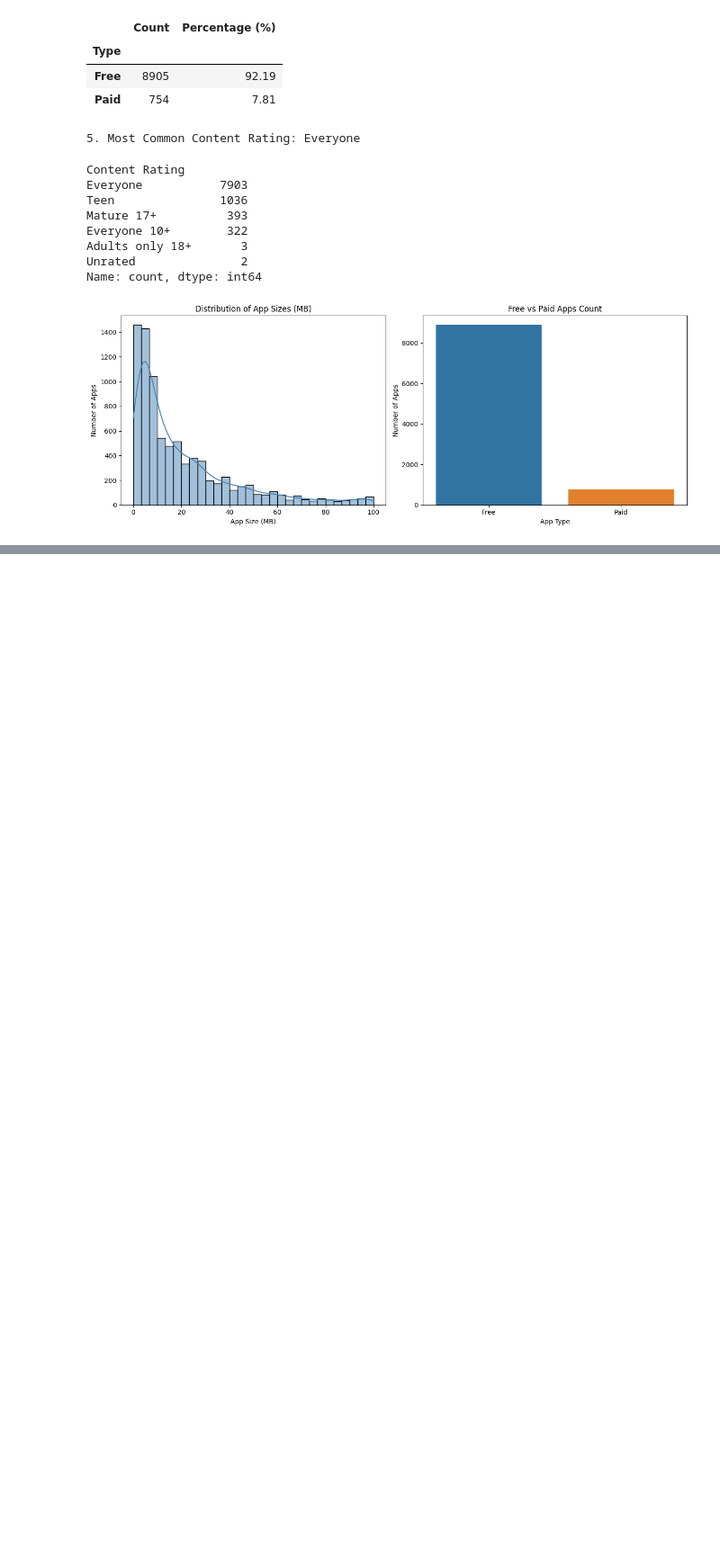
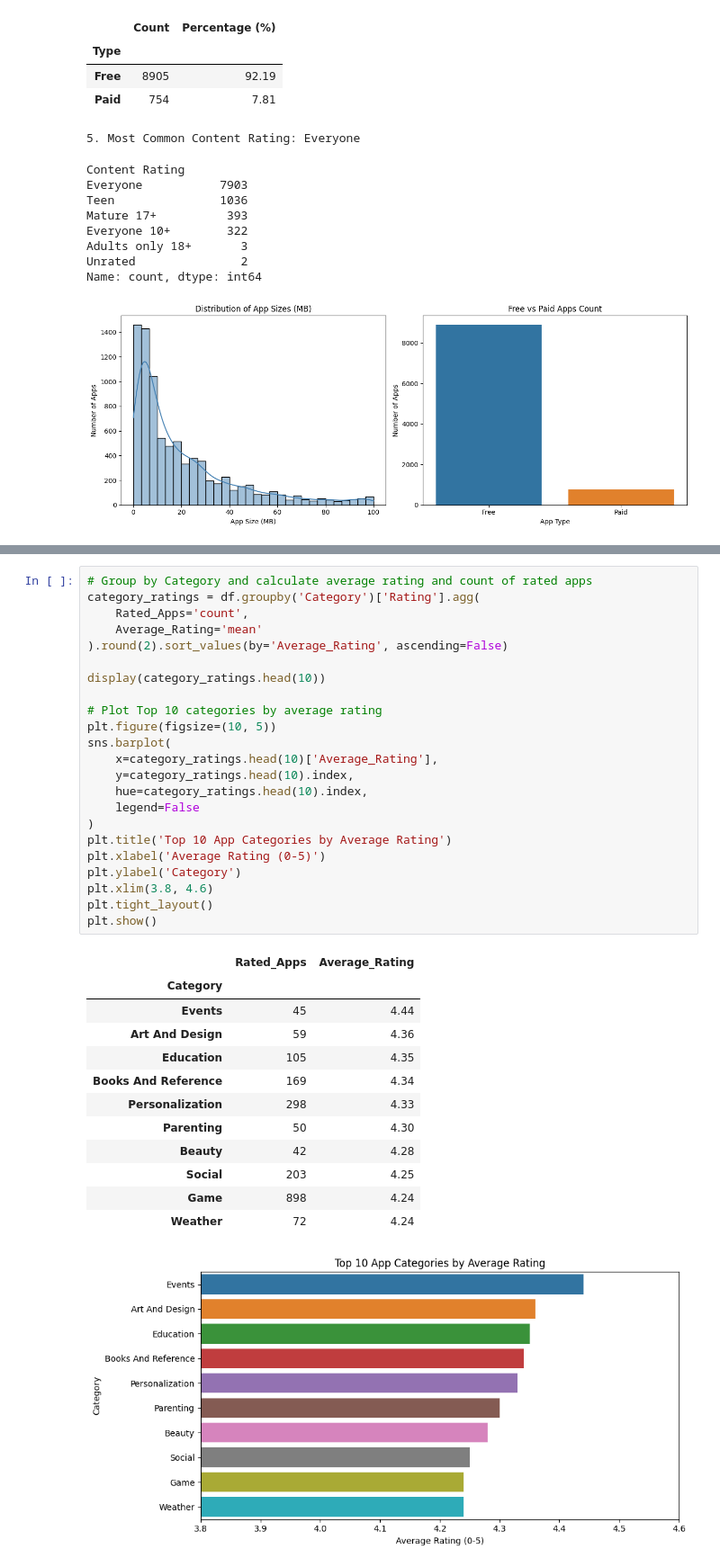
Before and after one commit to eishutamori/App-Insights-EDA, a Jupyter notebook: notebooks/EDA01_App_Insights_Analysis.ipynb, the cells around one changed output, grey strips where cells are left out. Shown at 90% size. Cells and saved outputs as stored; diff of their text form; blank space fills up the shorter version.

```diff
--- a/notebooks/EDA01_App_Insights_Analysis.ipynb
+++ b/notebooks/EDA01_App_Insights_Analysis.ipynb
@@ -206,0 +368,37 @@ Name: count, dtype: int64
+# %%
+# Group by Category and calculate average rating and count of rated apps
+category_ratings = df.groupby('Category')['Rating'].agg(
+    Rated_Apps='count',
+    Average_Rating='mean'
+).round(2).sort_values(by='Average_Rating', ascending=False)
+
+display(category_ratings.head(10))
+
+# Plot Top 10 categories by average rating
+plt.figure(figsize=(10, 5))
+sns.barplot(
+    x=category_ratings.head(10)['Average_Rating'],
+    y=category_ratings.head(10).index,
+    hue=category_ratings.head(10).index,
+    legend=False
+)
+plt.title('Top 10 App Categories by Average Rating')
+plt.xlabel('Average Rating (0-5)')
+plt.ylabel('Category')
+plt.xlim(3.8, 4.6)
+plt.tight_layout()
+plt.show()
+# %% [output]
+|  | Rated_Apps | Average_Rating |
+| Category |  |  |
+| Events | 45 | 4.44 |
+| Art And Design | 59 | 4.36 |
+| Education | 105 | 4.35 |
+| Books And Reference | 169 | 4.34 |
+| Personalization | 298 | 4.33 |
+| Parenting | 50 | 4.30 |
+| Beauty | 42 | 4.28 |
+| Social | 203 | 4.25 |
+| Game | 898 | 4.24 |
+| Weather | 72 | 4.24 |
+[figure, added]
```
Also changed, not shown: parts of 45 cells of this notebook.
